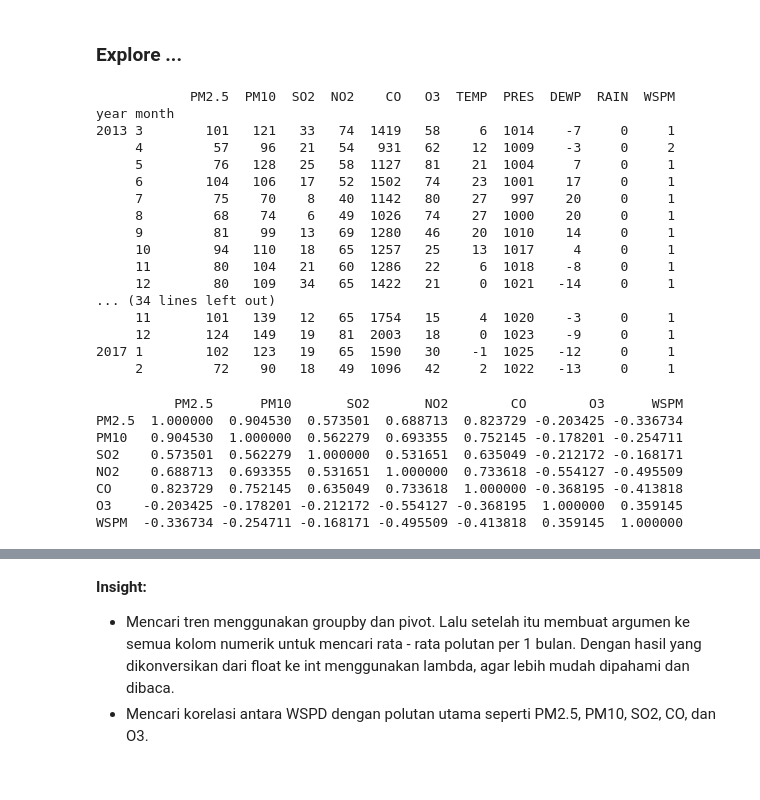
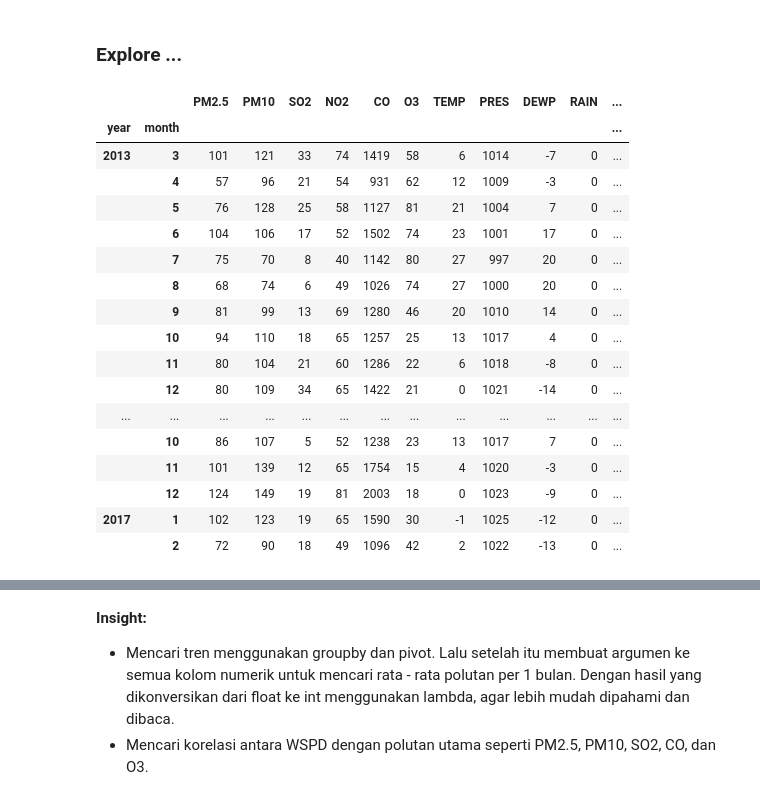
Before and after one commit to kresnaj/analysis_data_project, a Jupyter notebook: notebook.ipynb, the cells around one changed output, grey strips where cells are left out. Saved outputs shown, nothing was run; the diff lists cells and outputs as text; code cells hidden in the pictures.

```diff
--- a/notebook.ipynb
+++ b/notebook.ipynb
@@ -254,38 +240,28 @@ tren_air_quality = air_quality_nongzhanguan_df.groupby(by=['year', 'month']).agg
     'RAIN': 'mean',
     'WSPM': 'mean'
 }).apply(lambda c: c.astype(int)) # menerapkan agar hasil yang aslinya float diubah menjadi int. hal ini agar mudah dalam membaca
-# %%
-print(tren_air_quality)
-# %% [output]
-            PM2.5  PM10  SO2  NO2    CO   O3  TEMP  PRES  DEWP  RAIN  WSPM
-year month
-2013 3        101   121   33   74  1419   58     6  1014    -7     0     1
-     4         57    96   21   54   931   62    12  1009    -3     0     2
-     5         76   128   25   58  1127   81    21  1004     7     0     1
-     6        104   106   17   52  1502   74    23  1001    17     0     1
-     7         75    70    8   40  1142   80    27   997    20     0     1
-     8         68    74    6   49  1026   74    27  1000    20     0     1
-     9         81    99   13   69  1280   46    20  1010    14     0     1
-     10        94   110   18   65  1257   25    13  1017     4     0     1
-     11        80   104   21   60  1286   22     6  1018    -8     0     1
-     12        80   109   34   65  1422   21     0  1021   -14     0     1
-... (34 lines left out)
-     11       101   139   12   65  1754   15     4  1020    -3     0     1
-     12       124   149   19   81  2003   18     0  1023    -9     0     1
-2017 1        102   123   19   65  1590   30    -1  1025   -12     0     1
-     2         72    90   18   49  1096   42     2  1022   -13     0     1
+# %%
+tren_air_quality
+# %% [output]
+|  |  | PM2.5 | PM10 | SO2 | NO2 | CO | O3 | TEMP | PRES | DEWP | RAIN | ... |
+| year | month |  |  |  |  |  |  |  |  |  |  | ... |
+| 2013 | 3 | 101 | 121 | 33 | 74 | 1419 | 58 | 6 | 1014 | -7 | 0 | ... |
+|  | 4 | 57 | 96 | 21 | 54 | 931 | 62 | 12 | 1009 | -3 | 0 | ... |
+|  | 5 | 76 | 128 | 25 | 58 | 1127 | 81 | 21 | 1004 | 7 | 0 | ... |
+|  | 6 | 104 | 106 | 17 | 52 | 1502 | 74 | 23 | 1001 | 17 | 0 | ... |
+|  | 7 | 75 | 70 | 8 | 40 | 1142 | 80 | 27 | 997 | 20 | 0 | ... |
+|  | 8 | 68 | 74 | 6 | 49 | 1026 | 74 | 27 | 1000 | 20 | 0 | ... |
+|  | 9 | 81 | 99 | 13 | 69 | 1280 | 46 | 20 | 1010 | 14 | 0 | ... |
+|  | 10 | 94 | 110 | 18 | 65 | 1257 | 25 | 13 | 1017 | 4 | 0 | ... |
+|  | 11 | 80 | 104 | 21 | 60 | 1286 | 22 | 6 | 1018 | -8 | 0 | ... |
+|  | 12 | 80 | 109 | 34 | 65 | 1422 | 21 | 0 | 1021 | -14 | 0 | ... |
+| ... | ... | ... | ... | ... | ... | ... | ... | ... | ... | ... | ... | ... |
+|  | 10 | 86 | 107 | 5 | 52 | 1238 | 23 | 13 | 1017 | 7 | 0 | ... |
+|  | 11 | 101 | 139 | 12 | 65 | 1754 | 15 | 4 | 1020 | -3 | 0 | ... |
+|  | 12 | 124 | 149 | 19 | 81 | 2003 | 18 | 0 | 1023 | -9 | 0 | ... |
+| 2017 | 1 | 102 | 123 | 19 | 65 | 1590 | 30 | -1 | 1025 | -12 | 0 | ... |
+|  | 2 | 72 | 90 | 18 | 49 | 1096 | 42 | 2 | 1022 | -13 | 0 | ... |
 # %%
 # membuat dataframe lalu dengan data frame tersebut langsung dikorelasikan
 air_quality_df = pd.DataFrame(air_quality_nongzhanguan_df[numeric_columns])
 wspm_correlation_pollutants_columns = air_quality_df[['PM2.5', 'PM10', 'SO2', 'NO2', 'CO', 'O3', 'WSPM']].corr()
-
-print(wspm_correlation_pollutants_columns)
-# %% [output]
-          PM2.5      PM10       SO2       NO2        CO        O3      WSPM
-PM2.5  1.000000  0.904530  0.573501  0.688713  0.823729 -0.203425 -0.336734
-PM10   0.904530  1.000000  0.562279  0.693355  0.752145 -0.178201 -0.254711
-SO2    0.573501  0.562279  1.000000  0.531651  0.635049 -0.212172 -0.168171
-NO2    0.688713  0.693355  0.531651  1.000000  0.733618 -0.554127 -0.495509
-CO     0.823729  0.752145  0.635049  0.733618  1.000000 -0.368195 -0.413818
-O3    -0.203425 -0.178201 -0.212172 -0.554127 -0.368195  1.000000  0.359145
-WSPM  -0.336734 -0.254711 -0.168171 -0.495509 -0.413818  0.359145  1.000000
```
Also changed, not shown: parts of 17 cells of this notebook, 3 other files.
